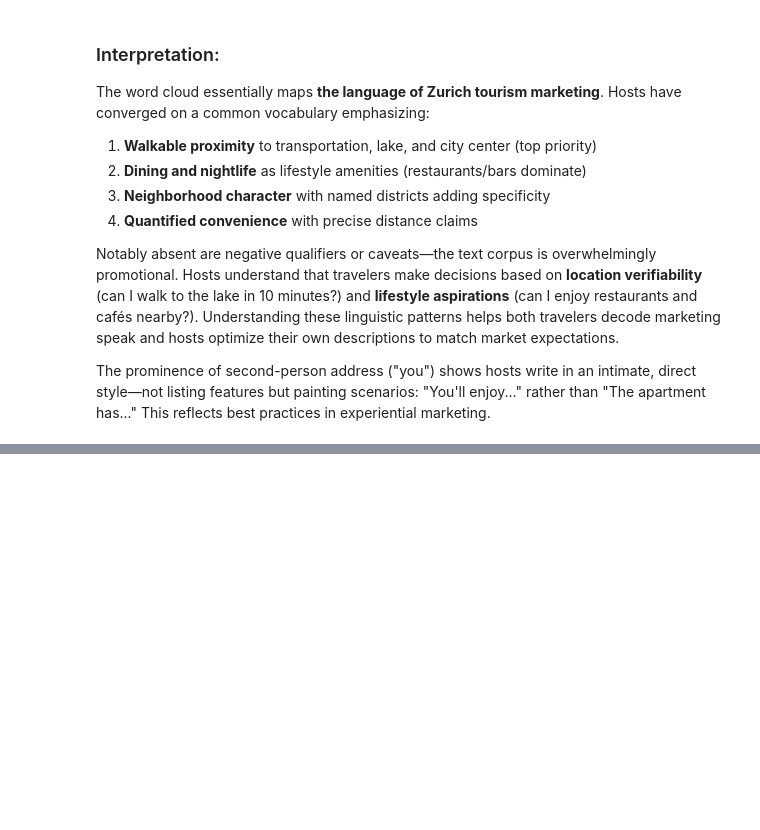
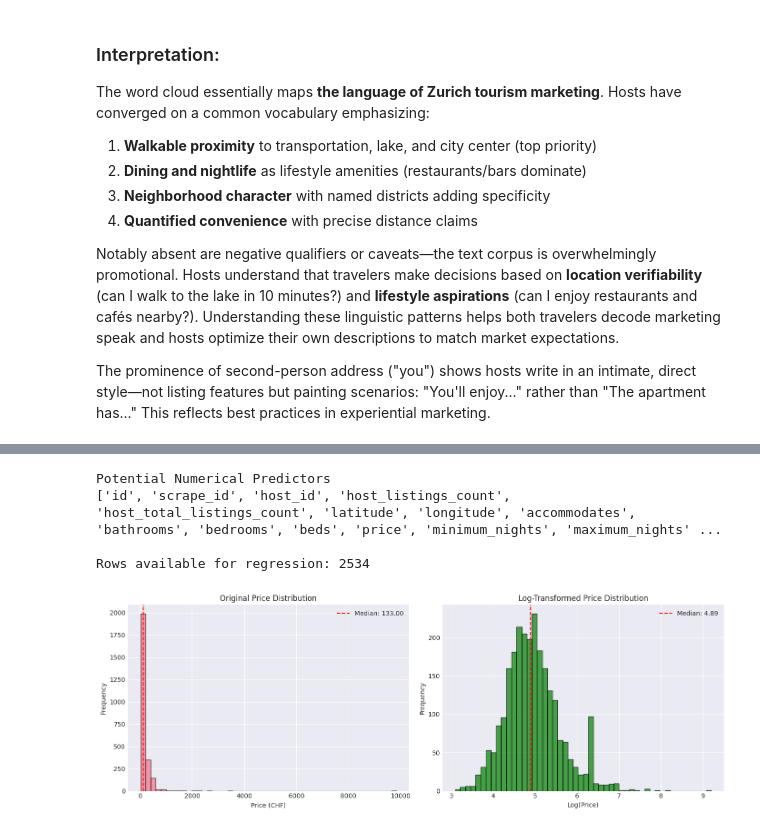
Before and after one commit to samarthya/METAD699-Project, a Jupyter notebook: zurich_airbnb.ipynb, the cells around one changed output, grey strips where cells are left out. Drawn from its saved outputs; the diff is of its cells as text; code cells hidden in the pictures; blank space fills up the shorter version.

```diff
--- a/zurich_airbnb.ipynb
+++ b/zurich_airbnb.ipynb
@@ -926,0 +934,42 @@ The prominence of second-person address ("you") shows hosts write in an intimate
+# %%
+# Prepare data for regression
+# First, let's explore potential predictor variables
+
+print("Potential Numerical Predictors")
+numerical_cols = df_clean.select_dtypes(include=[np.number]).columns.tolist()
+print(numerical_cols[:20])
+
+# Remove rows where price is missing or zero
+df_regression = df_clean[(df_clean['price'].notna()) & (df_clean['price'] > 0)].copy()
+print(f"\nRows available for regression: {len(df_regression)}")
+
+# Explore price distribution
+fig, axes = plt.subplots(1, 2, figsize=(14, 5))
+
+# Original price distribution
+axes[0].hist(df_regression['price'], bins=50, edgecolor='black', alpha=0.7)
+axes[0].set_xlabel('Price (CHF)')
+axes[0].set_ylabel('Frequency')
+axes[0].set_title('Original Price Distribution')
+axes[0].axvline(df_regression['price'].median(), color='red', linestyle='--',
+                label=f'Median: {df_regression["price"].median():.2f}')
+axes[0].legend()
+
+# Log-transformed price distribution
+axes[1].hist(np.log(df_regression['price']), bins=50, edgecolor='black', alpha=0.7, color='green')
+axes[1].set_xlabel('Log(Price)')
+axes[1].set_ylabel('Frequency')
+axes[1].set_title('Log-Transformed Price Distribution')
+axes[1].axvline(np.log(df_regression['price']).median(), color='red', linestyle='--',
+                label=f'Median: {np.log(df_regression["price"]).median():.2f}')
+axes[1].legend()
+
+plt.tight_layout()
+plt.savefig('output/price_distribution_histograms.png', dpi=300, bbox_inches='tight')
+plt.show()
+# %% [output]
+Potential Numerical Predictors
+['id', 'scrape_id', 'host_id', 'host_listings_count', 'host_total_listings_count', 'latitude', 'longitude', 'accommodates', 'bathrooms', 'bedrooms', 'beds', 'price', 'minimum_nights', 'maximum_nights' ...
+
+Rows available for regression: 2534
+[figure, added]
```
Also changed, not shown: parts of 6 cells of this notebook.
